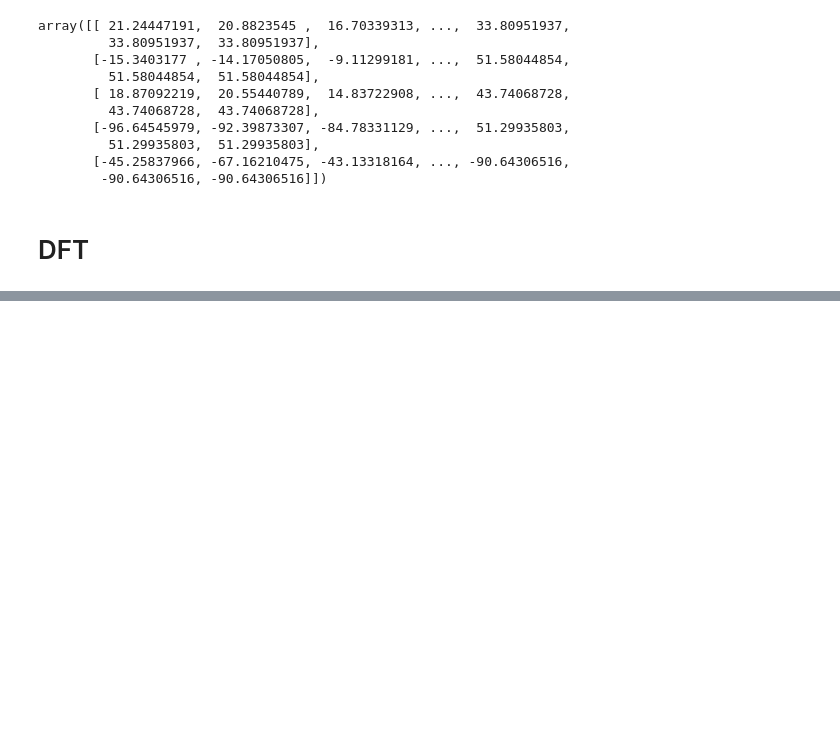
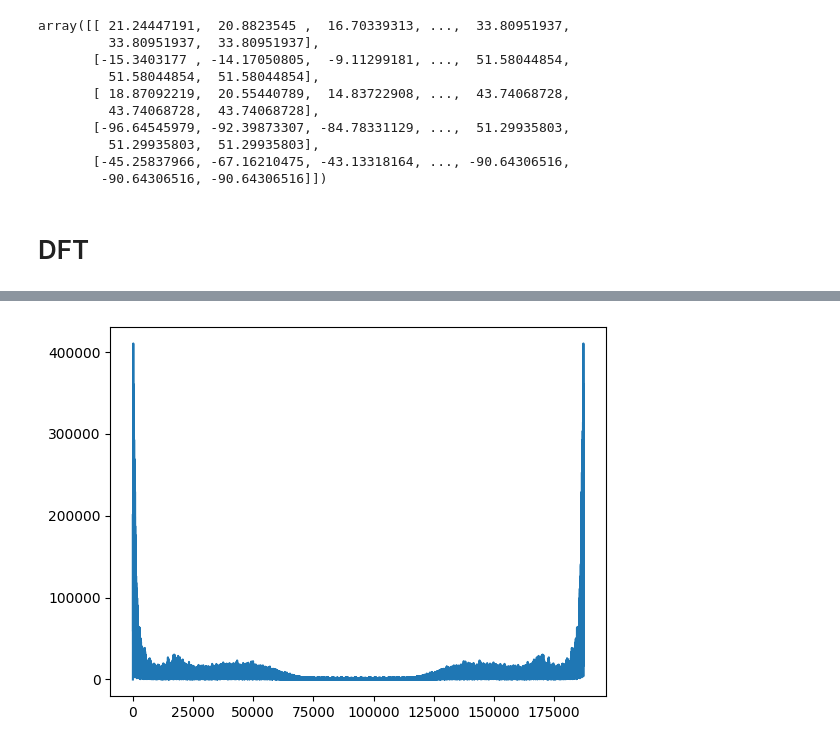
Before and after one commit to MostafaBelo/DSP_Project, a Jupyter notebook: code.ipynb, the cells around one changed output, grey strips where cells are left out. Saved outputs shown, nothing was run; the diff lists cells and outputs as text; code cells hidden in the pictures; blank space fills up the shorter version.

```diff
--- a/code.ipynb
+++ b/code.ipynb
@@ -59,14 +72,14 @@ plot_trial(trial)
 # Normalize
 # %%
 def normalize(data: np.ndarray) -> np.ndarray:
-    normal_O = data.copy()
+    normal = data.copy()
     means = data.sum(axis=1)/data.shape[1]
-    normal_O = (normal_O.transpose() - means).transpose()
+    normal = (normal.transpose() - means).transpose()
 
-    return normal_O
+    return normal
 
-normal_O = normalize(x)
-normal_O[:,:5]
+normal = normalize(x)
+normal[:,:5]
 # %% [output]
 array([[ 1.36989745e+01,  2.08829488e+01,  7.54487055e+00,
          1.26774769e+01,  2.65179311e+01],
@@ -130,0 +156,4 @@ def plot_components(components_val, components=[60,50,42,37,33]):
+# %%
+plot_dft(normalize(x)[6])
+# %% [output]
+[figure, added]
```
Also changed, not shown: parts of 17 cells of this notebook.
